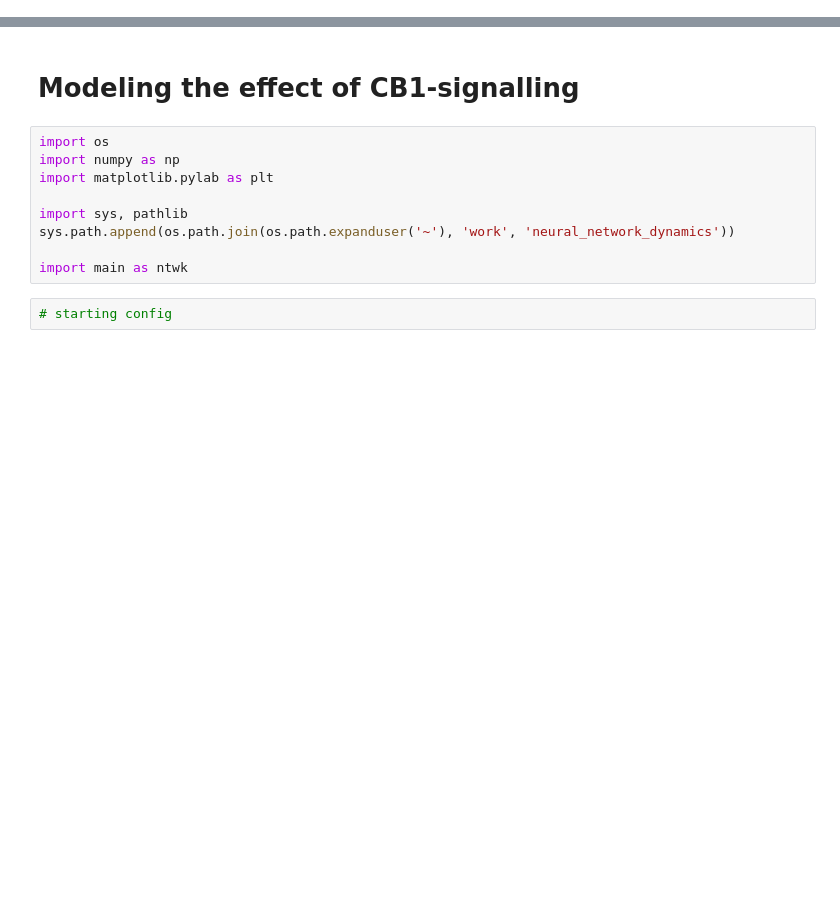
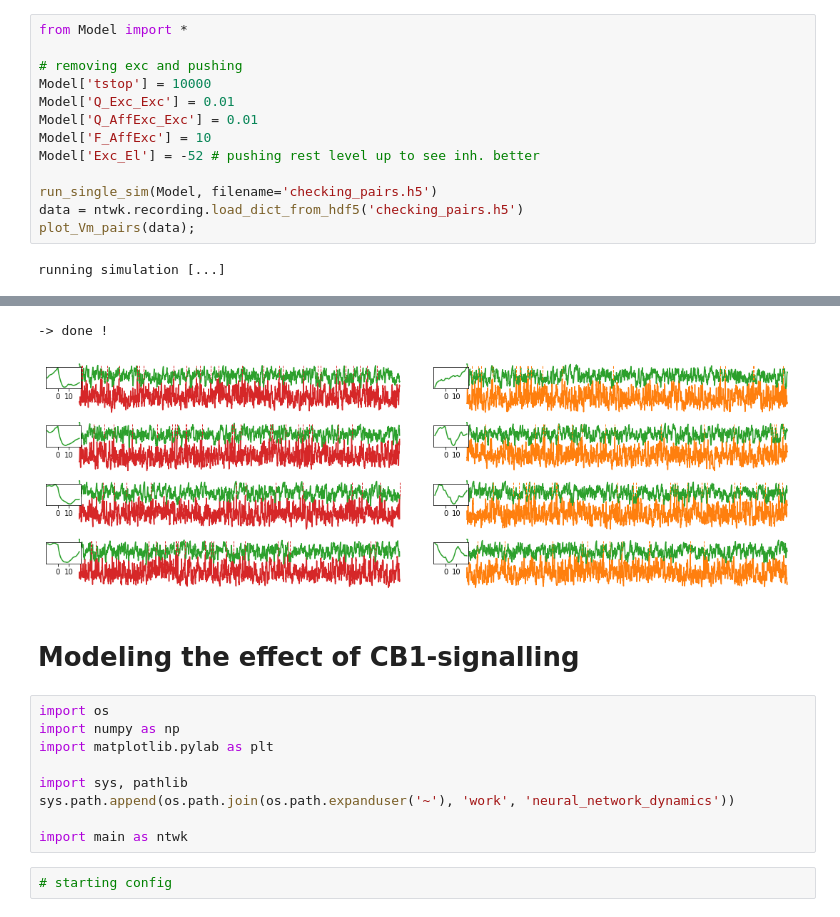
Before and after one commit to yzerlaut/CB1_ntwk_modeling, a Jupyter notebook: notebook.ipynb, the cells around one changed output, grey strips where cells are left out. Cells and saved outputs as stored; diff of their text form; blank space fills up the shorter version.

Commit message:
done with inh-exc pair plot

```diff
--- a/notebook.ipynb
+++ b/notebook.ipynb
@@ -0,0 +1,15 @@
+# %%
+from Model import *
+
+# removing exc and pushing
+Model['tstop'] = 10000
+Model['Q_Exc_Exc'] = 0.01
+Model['Q_AffExc_Exc'] = 0.01
+Model['F_AffExc'] = 10
+Model['Exc_El'] = -52 # pushing rest level up to see inh. better
+
+run_single_sim(Model, filename='checking_pairs.h5')
+data = ntwk.recording.load_dict_from_hdf5('checking_pairs.h5')
+plot_Vm_pairs(data);
+# %% [output]
+running simulation [...]
@@ -1,3 +18,5 @@
+-> done !
+[figure, added]
 # %% [markdown]
 # Modeling the effect of CB1-signalling
 # %%
```
Also changed, not shown: parts of 1 cell of this notebook, 2 other files.
